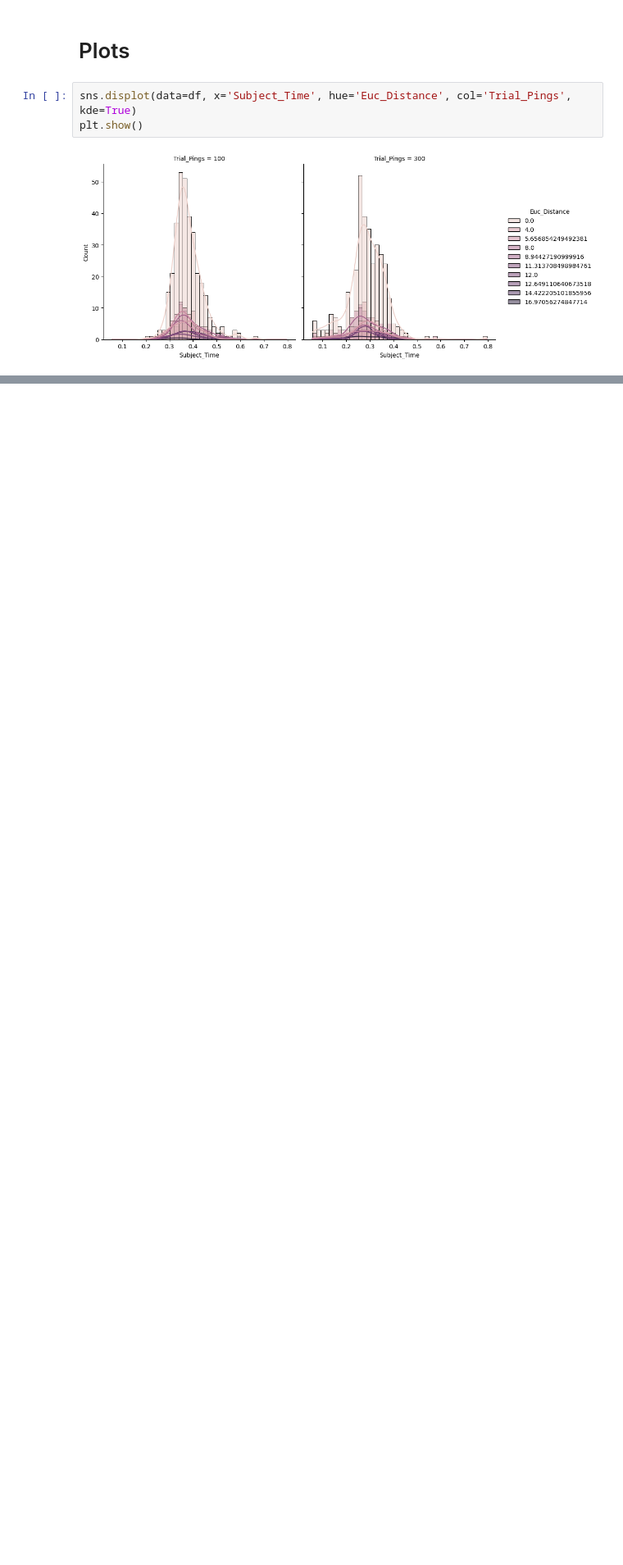
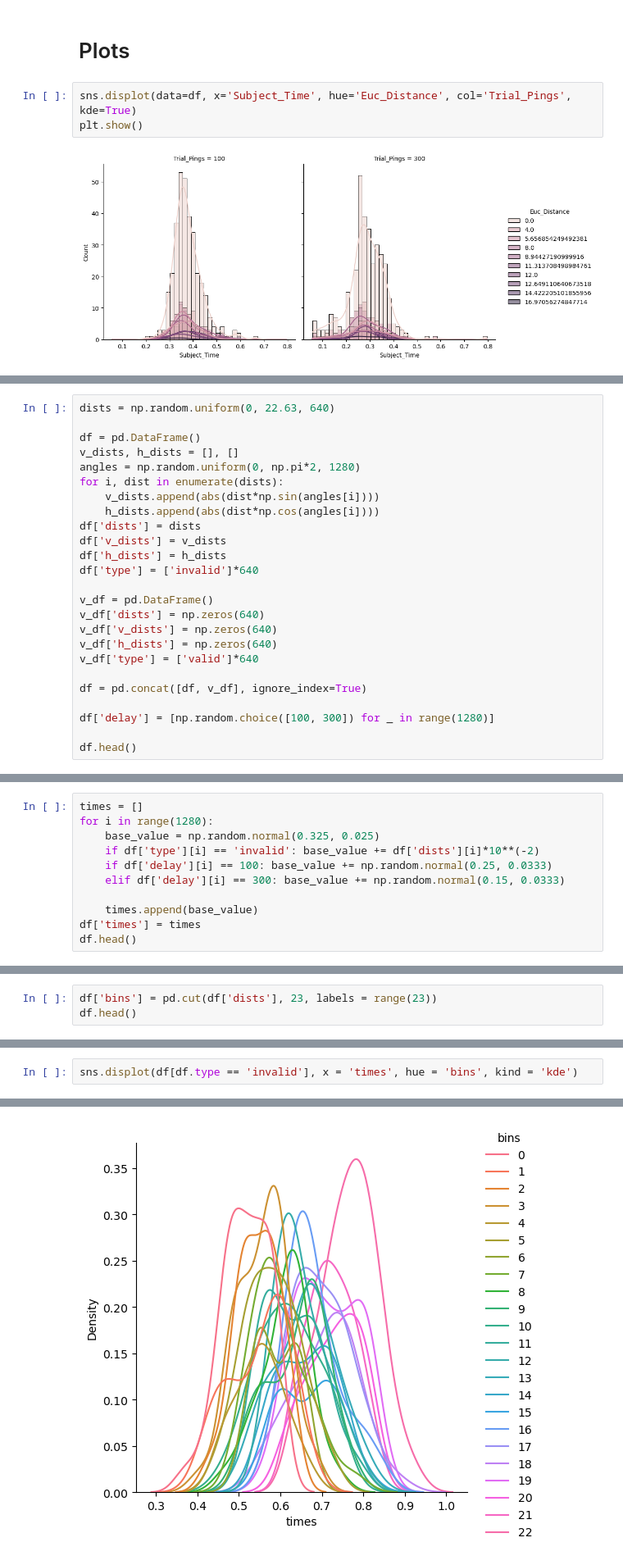
Before and after one commit to kadirberatyildirim/Neuroscience-Projects, a Jupyter notebook: attention_project/analysis.ipynb, the cells around one changed output, grey strips where cells are left out. Shown: that part at 82% size. Drawn from its saved outputs; the diff is of its cells as text; blank space fills up the shorter version.

Commit message:
new session data

```diff
--- a/attention_project/analysis.ipynb
+++ b/attention_project/analysis.ipynb
@@ -84,0 +92,25 @@ ValueError: Could not interpret value `Trial_Ping` for parameter `hue`
+# %%
+dists = np.random.uniform(0, 22.63, 640)
+
+df = pd.DataFrame()
+v_dists, h_dists = [], []
+angles = np.random.uniform(0, np.pi*2, 1280)
+for i, dist in enumerate(dists):
+    v_dists.append(abs(dist*np.sin(angles[i])))
+    h_dists.append(abs(dist*np.cos(angles[i])))
+df['dists'] = dists
+df['v_dists'] = v_dists
+df['h_dists'] = h_dists
+df['type'] = ['invalid']*640
+
+v_df = pd.DataFrame()
+v_df['dists'] = np.zeros(640)
+v_df['v_dists'] = np.zeros(640)
+v_df['h_dists'] = np.zeros(640)
+v_df['type'] = ['valid']*640
+
+df = pd.concat([df, v_df], ignore_index=True)
+
+df['delay'] = [np.random.choice([100, 300]) for _ in range(1280)]
+
+df.head()
@@ -84,0 +124,11 @@ ValueError: Could not interpret value `Trial_Ping` for parameter `hue`
+# %%
+times = []
+for i in range(1280):
+    base_value = np.random.normal(0.325, 0.025)
+    if df['type'][i] == 'invalid': base_value += df['dists'][i]*10**(-2)
+    if df['delay'][i] == 100: base_value += np.random.normal(0.25, 0.0333)
+    elif df['delay'][i] == 300: base_value += np.random.normal(0.15, 0.0333)
+
+    times.append(base_value)
+df['times'] = times
+df.head()
@@ -84,0 +142,3 @@ ValueError: Could not interpret value `Trial_Ping` for parameter `hue`
+# %%
+df['bins'] = pd.cut(df['dists'], 23, labels = range(23))
+df.head()
@@ -84,0 +152,3 @@ ValueError: Could not interpret value `Trial_Ping` for parameter `hue`
+# %%
+sns.displot(df[df.type == 'invalid'], x = 'times', hue = 'bins', kind = 'kde')
+# %% [output]
@@ -84,0 +156 @@ ValueError: Could not interpret value `Trial_Ping` for parameter `hue`
+[figure, added]
```
Also changed, not shown: parts of 9 cells of this notebook, 1 other file.
